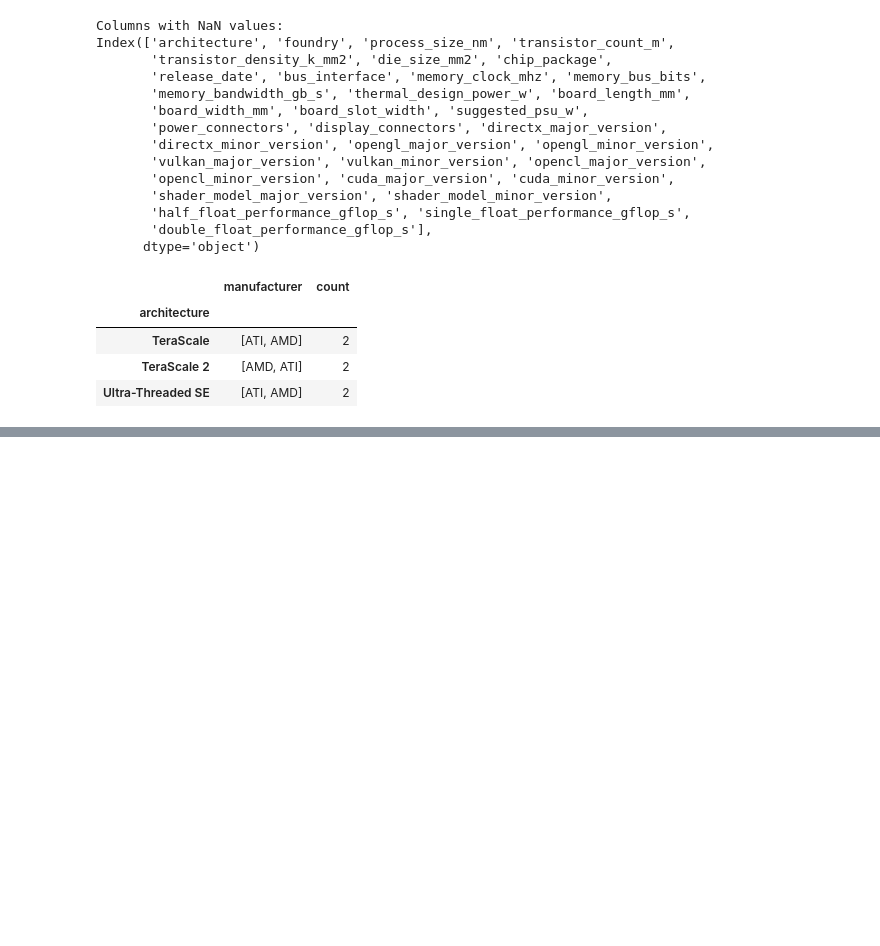
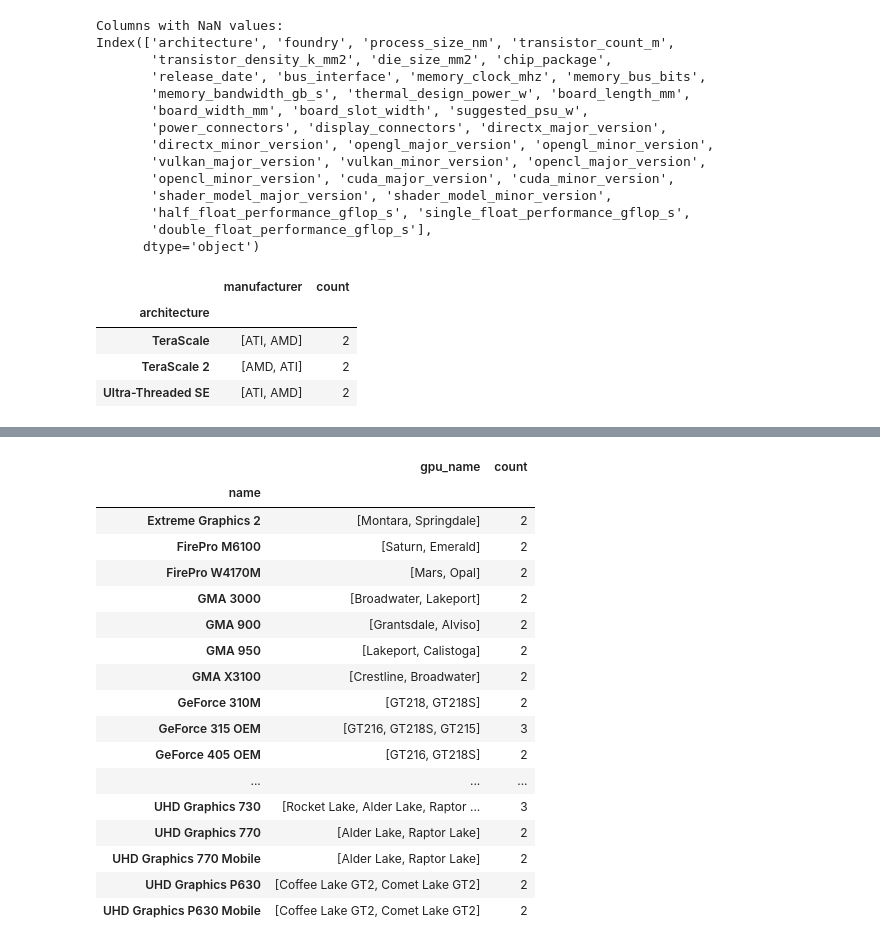
Before and after one commit to abhi-neelam/GPUSpec, a Jupyter notebook: GPUSpecServer/GPUSpecServer/Data/Exploration/eda.ipynb, the cells around one changed output, grey strips where cells are left out. Saved outputs shown, nothing was run; the diff lists cells and outputs as text; code cells hidden in the pictures; blank space fills up the shorter version.

```diff
--- a/GPUSpecServer/GPUSpecServer/Data/Exploration/eda.ipynb
+++ b/GPUSpecServer/GPUSpecServer/Data/Exploration/eda.ipynb
@@ -61,0 +115,21 @@ create_association_df(df, 'architecture', 'manufacturer')
+# %%
+create_association_df(df, 'gpu_name', 'name')
+# %% [output]
+|  | gpu_name | count |
+| name |  |  |
+| Extreme Graphics 2 | [Montara, Springdale] | 2 |
+| FirePro M6100 | [Saturn, Emerald] | 2 |
+| FirePro W4170M | [Mars, Opal] | 2 |
+| GMA 3000 | [Broadwater, Lakeport] | 2 |
+| GMA 900 | [Grantsdale, Alviso] | 2 |
+| GMA 950 | [Lakeport, Calistoga] | 2 |
+| GMA X3100 | [Crestline, Broadwater] | 2 |
+| GeForce 310M | [GT218, GT218S] | 2 |
+| GeForce 315 OEM | [GT216, GT218S, GT215] | 3 |
+| GeForce 405 OEM | [GT216, GT218S] | 2 |
+| ... | ... | ... |
+| UHD Graphics 730 | [Rocket Lake, Alder Lake, Raptor ... | 3 |
+| UHD Graphics 770 | [Alder Lake, Raptor Lake] | 2 |
+| UHD Graphics 770 Mobile | [Alder Lake, Raptor Lake] | 2 |
+| UHD Graphics P630 | [Coffee Lake GT2, Comet Lake GT2] | 2 |
+| UHD Graphics P630 Mobile | [Coffee Lake GT2, Comet Lake GT2] | 2 |
```
Also changed, not shown: parts of 7 cells of this notebook, 2 other files.
